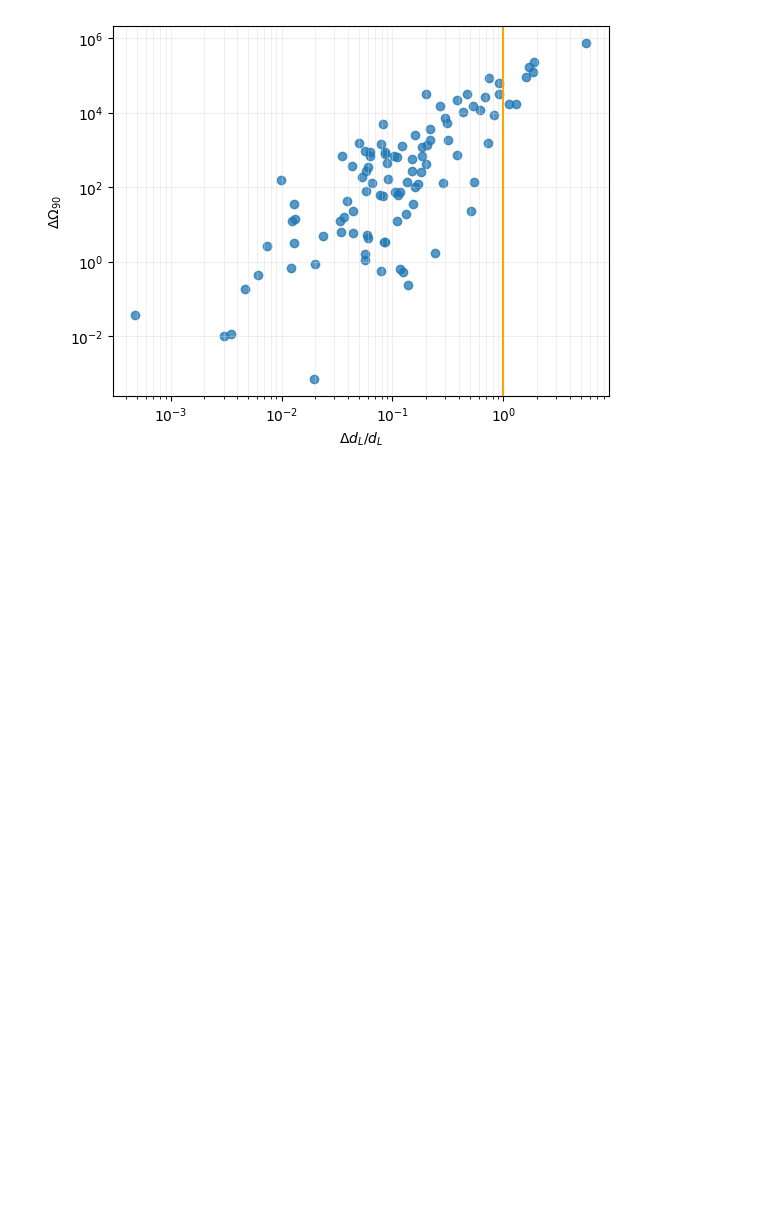
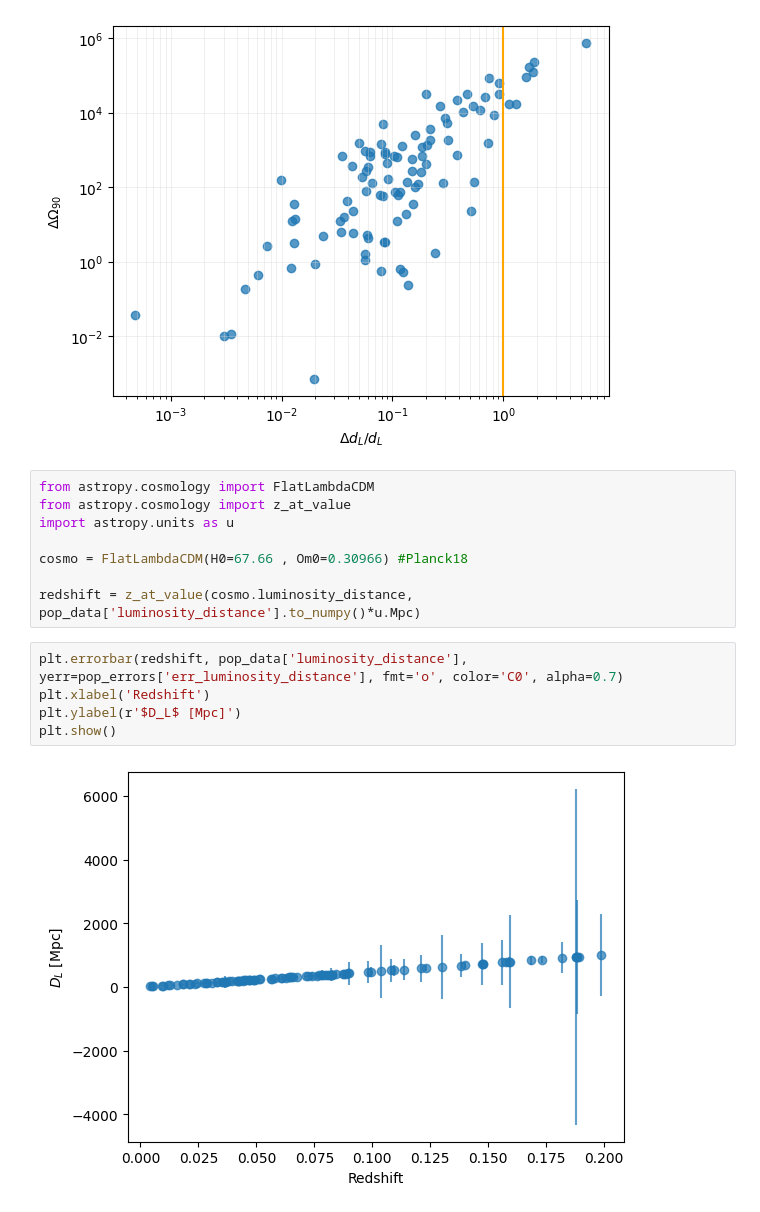
Before and after one commit to u-dupletsa/ModIC2024_GWFish, a Jupyter notebook: gwfish_tutorial.ipynb, the cells around one changed output. Cells and saved outputs as stored; diff of their text form; blank space fills up the shorter version.

Commit message:
hubble diagram added

```diff
--- a/gwfish_tutorial.ipynb
+++ b/gwfish_tutorial.ipynb
@@ -437,3 +437,18 @@ plt.grid(which = 'both', color = 'lightgray', alpha = 0.5, linewidth = 0.5)
 plt.show()
 # %% [output]
 [figure]
+# %%
+from astropy.cosmology import FlatLambdaCDM
+from astropy.cosmology import z_at_value
+import astropy.units as u
+
+cosmo = FlatLambdaCDM(H0=67.66 , Om0=0.30966) #Planck18
+
+redshift = z_at_value(cosmo.luminosity_distance, pop_data['luminosity_distance'].to_numpy()*u.Mpc)
+# %%
+plt.errorbar(redshift, pop_data['luminosity_distance'], yerr=pop_errors['err_luminosity_distance'], fmt='o', color='C0', alpha=0.7)
+plt.xlabel('Redshift')
+plt.ylabel(r'$D_L$ [Mpc]')
+plt.show()
+# %% [output]
+[figure, added]
```
